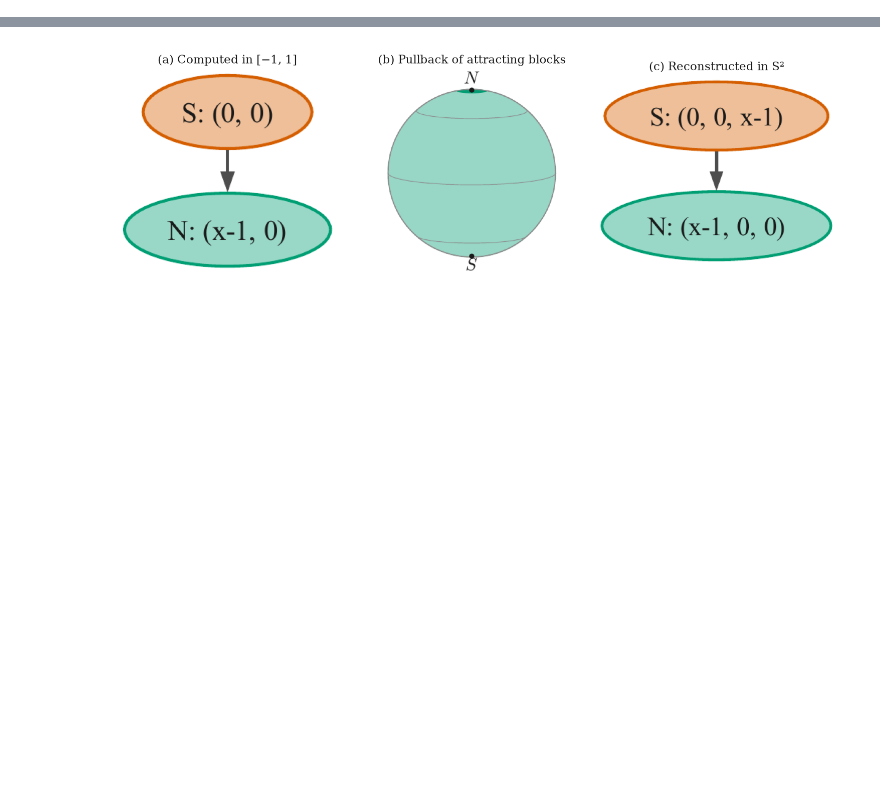
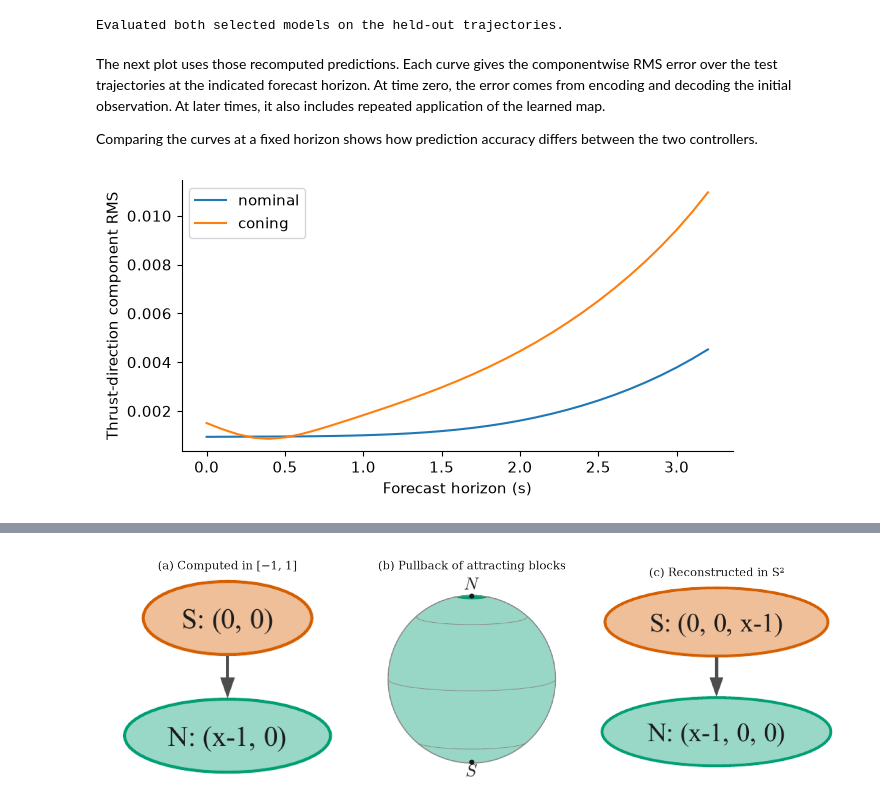
Before and after one commit to bernardorivas/2027_L4DC_EquivariantMorseGraphs, a Jupyter notebook: ex3_attitude_control.ipynb, the cells around one changed output, grey strips where cells are left out. Cells and saved outputs as stored; diff of their text form; code cells hidden in the pictures; blank space fills up the shorter version.

```diff
--- a/ex3_attitude_control.ipynb
+++ b/ex3_attitude_control.ipynb
@@ -315,0 +221,2 @@ The attractor is green. The repelling south pole is vermilion. The graph runs fr
+# %%
+display(run.fits())
@@ -315,0 +233,29 @@ The attractor is green. The repelling south pole is vermilion. The graph runs fr
+# %%
+diagnostic_arrays = {}
+for policy in ac.POLICIES:
+    # fits() has loaded the selected model and data into these analysis records.
+    analysis = run._analyses[policy]
+    result = ac.diagnostics(analysis.model, analysis.data)
+    diagnostic_arrays[policy] = result.pop("arrays")
+    # Retain the same diagnostics for the tables and final reference comparison.
+    analysis.__dict__["diagnostics"] = result
+print("Evaluated both selected models on the held-out trajectories.")
+# %% [output]
+Evaluated both selected models on the held-out trajectories.
+# %% [markdown]
+The next plot uses those recomputed predictions. Each curve gives the componentwise RMS error over the test trajectories at the indicated forecast horizon. At time zero, the error comes from encoding and decoding the initial observation. At later times, it also includes repeated application of the learned map.
+
+Comparing the curves at a fixed horizon shows how prediction accuracy differs between the two controllers.
+# %%
+fig, ax = plt.subplots(figsize=(6.6, 3.5))
+for policy, arrays in diagnostic_arrays.items():
+    errors = arrays["forecast_rms"]
+    ax.plot(.1*np.arange(len(errors)), errors, label=policy)
+ax.set(xlabel="Forecast horizon (s)", ylabel="Thrust-direction component RMS")
+ax.legend()
+fig.tight_layout()
+for suffix in ("pdf", "svg"):
+    fig.savefig(run.out / f"prediction-errors.{suffix}", bbox_inches="tight")
+plt.show()
+# %% [output]
+[figure, added]
```
Also changed, not shown: parts of 77 cells of this notebook.
